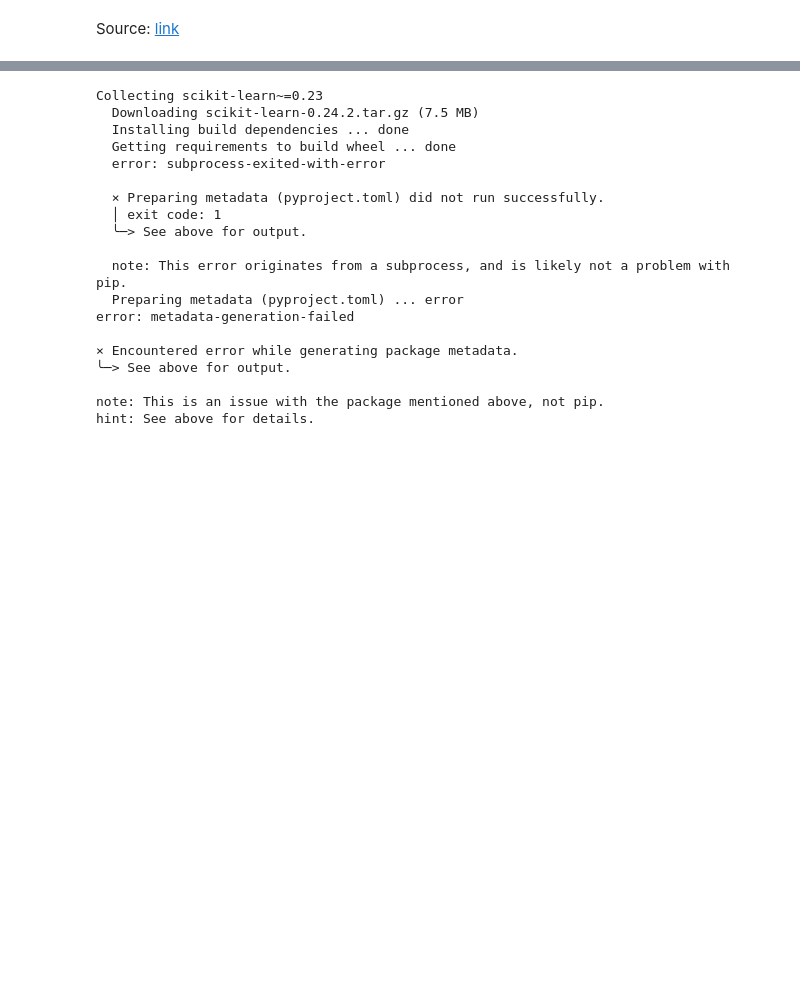
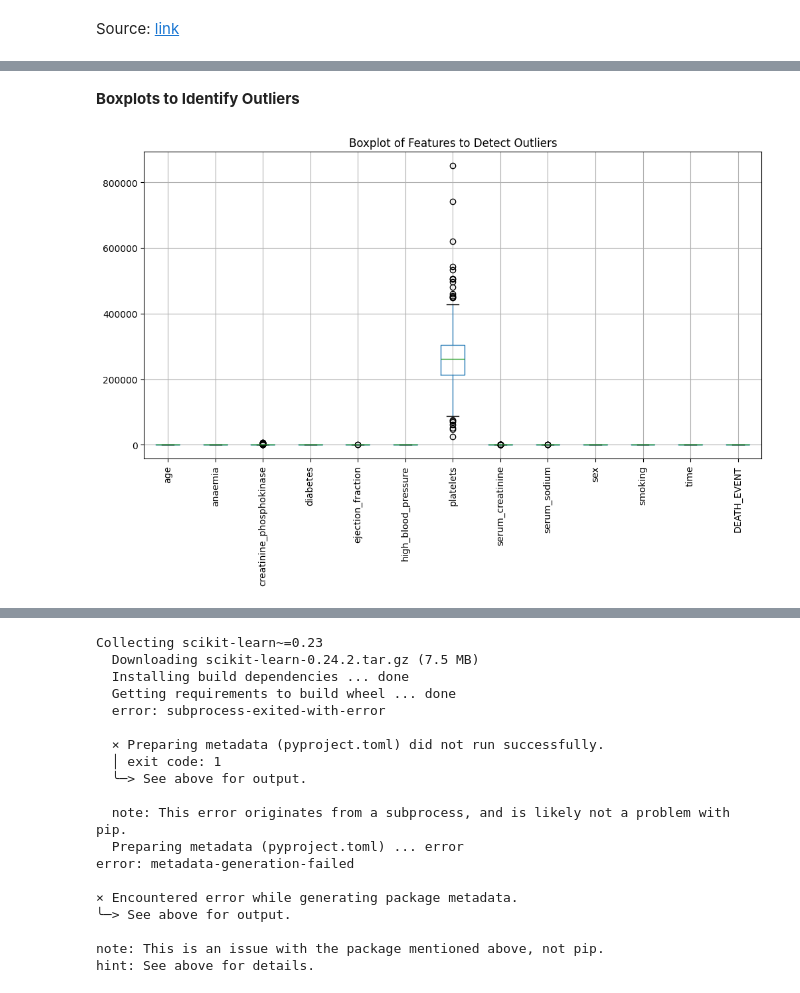
Before and after one commit to zpalevani/Capstone2, a Jupyter notebook: Capstone2.ipynb, the cells around one changed output, grey strips where cells are left out. Cells and saved outputs as stored; diff of their text form; code cells hidden in the pictures; blank space fills up the shorter version.

```diff
--- a/Capstone2.ipynb
+++ b/Capstone2.ipynb
@@ -39,0 +139,9 @@ Source: [link](https://archive.ics.uci.edu/dataset/519/heart+failure+clinical+re
+# %% [markdown]
+**Boxplots to Identify Outliers**
+# %%
+plt.figure(figsize=(12, 6))
+df.boxplot(rot=90)
+plt.title("Boxplot of Features to Detect Outliers")
+plt.show()
+# %% [output]
+[figure, added]
```
Also changed, not shown: parts of 17 cells of this notebook.
